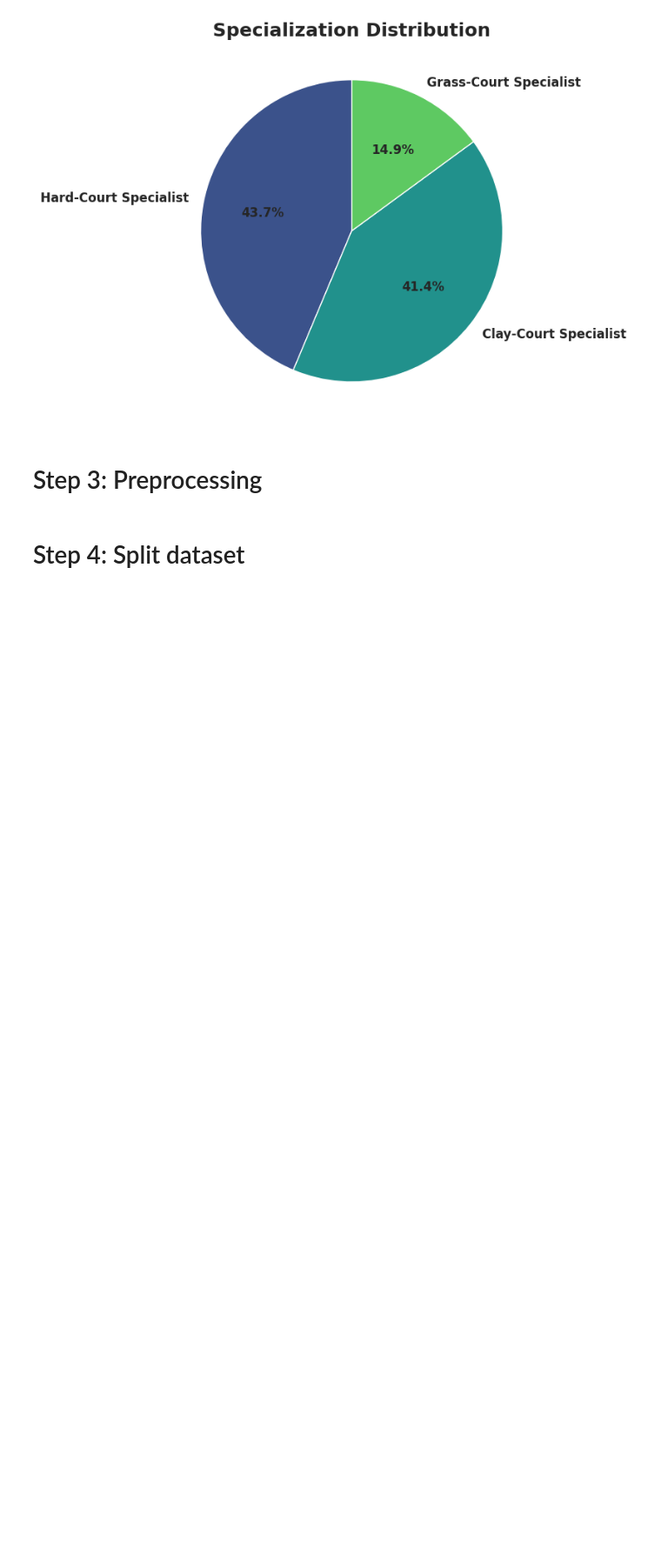
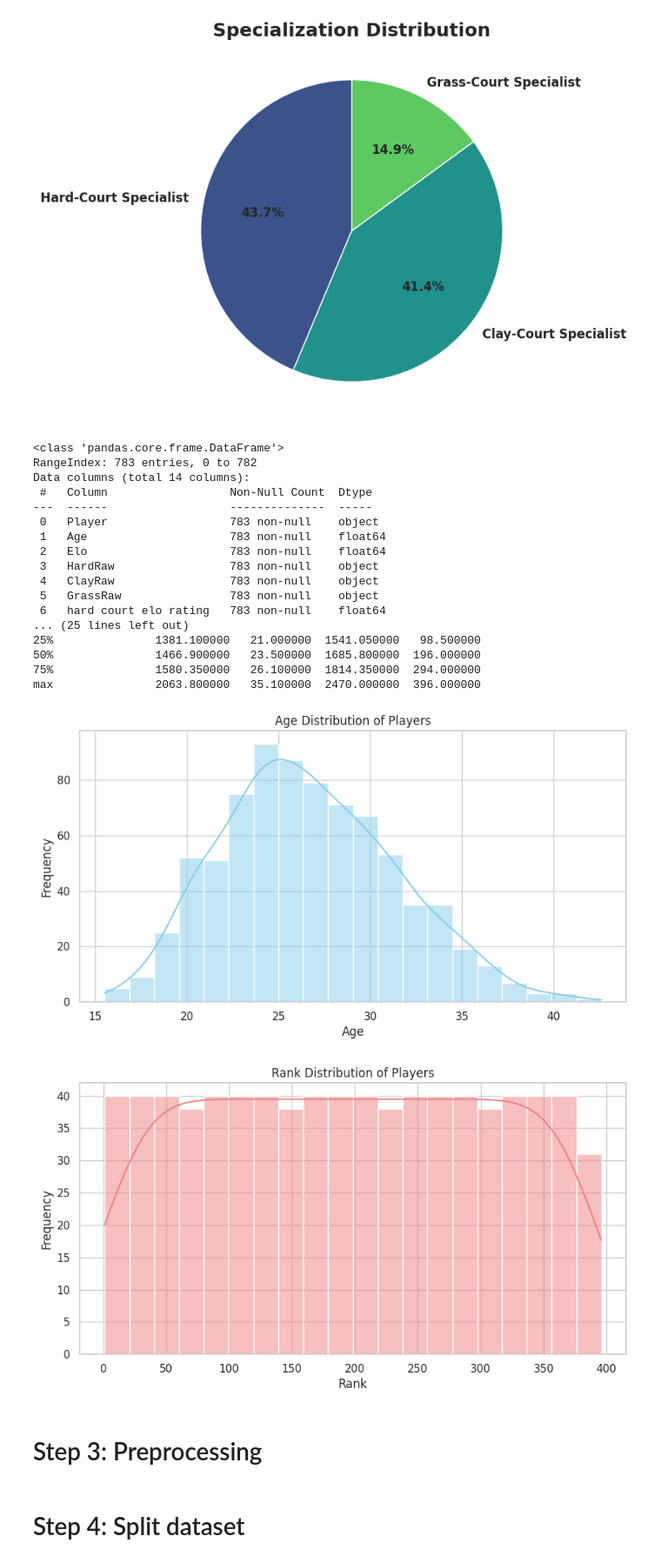
Before and after one commit to fjadidi2001/Machine_Learning_Journey, a Jupyter notebook: ATP_Tennis_Predictions.ipynb, the cells around one changed output. Shown at 87% size. Cells and saved outputs as stored; diff of their text form; code cells hidden in the pictures; blank space fills up the shorter version.

```diff
--- a/ATP_Tennis_Predictions.ipynb
+++ b/ATP_Tennis_Predictions.ipynb
@@ -328,6 +328,54 @@ Passing `palette` without assigning `hue` is deprecated and will be removed in v
   sns.barplot(
 [figure]
 [figure]
+# %%
+import pandas as pd
+import matplotlib.pyplot as plt
+import seaborn as sns
+
+# Load data
+csv_file_path = "./dataset/ATP.csv"
+data = pd.read_csv(csv_file_path)
+
+# Basic info
+print(data.info())
+print(data.describe())
+
+# Distribution of Age
+plt.figure(figsize=(10, 5))
+sns.histplot(data['Age'], bins=20, kde=True, color='skyblue')
+plt.title("Age Distribution of Players")
+plt.xlabel("Age")
+plt.ylabel("Frequency")
+plt.show()
+
+# Distribution of Rank
+plt.figure(figsize=(10, 5))
+sns.histplot(data['Rank'], bins=20, kde=True, color='lightcoral')
+plt.title("Rank Distribution of Players")
+plt.xlabel("Rank")
+plt.ylabel("Frequency")
+plt.show()
+# %% [output]
+<class 'pandas.core.frame.DataFrame'>
+RangeIndex: 783 entries, 0 to 782
+Data columns (total 14 columns):
+ #   Column                  Non-Null Count  Dtype
+---  ------                  --------------  -----
+ 0   Player                  783 non-null    object
+ 1   Age                     783 non-null    float64
+ 2   Elo                     783 non-null    float64
+ 3   HardRaw                 783 non-null    object
+ 4   ClayRaw                 783 non-null    object
+ 5   GrassRaw                783 non-null    object
+ 6   hard court elo rating   783 non-null    float64
+... (25 lines left out)
+25%               1381.100000   21.000000  1541.050000   98.500000
+50%               1466.900000   23.500000  1685.800000  196.000000
+75%               1580.350000   26.100000  1814.350000  294.000000
+max               2063.800000   35.100000  2470.000000  396.000000
+[figure, added]
+[figure, added]
 # %% [markdown]
 # Step 3: Preprocessing
 # %% [markdown]
```
